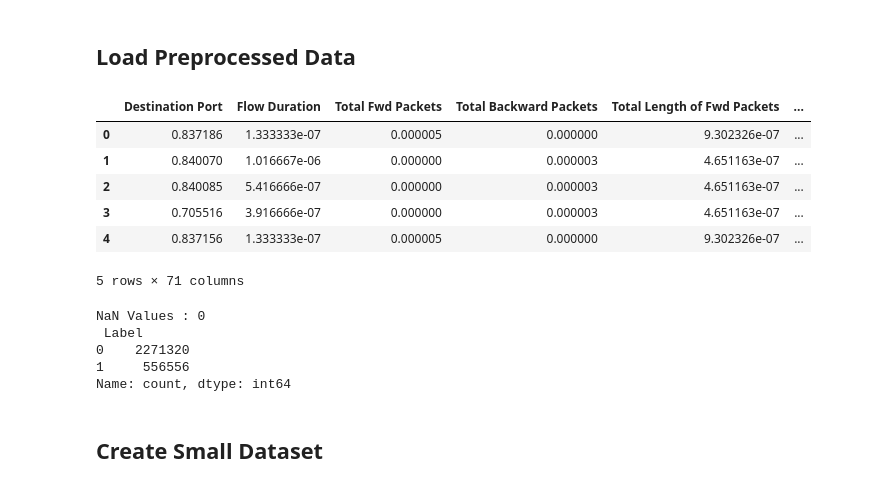
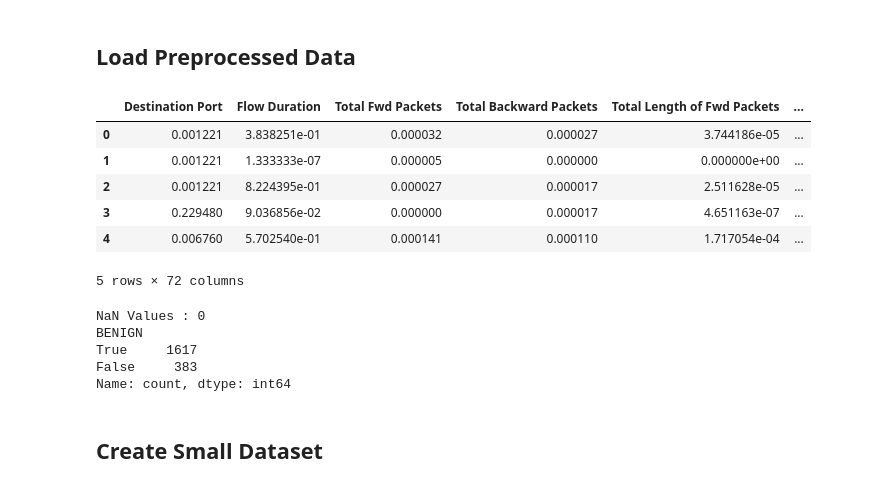
Before and after one commit to f-odc/xai-assisted-intrusion-detection, a Jupyter notebook: src/intrusion-detection-system.ipynb, the cells around one changed output. Cells and saved outputs as stored; diff of their text form; code cells hidden in the pictures.

```diff
--- a/src/intrusion-detection-system.ipynb
+++ b/src/intrusion-detection-system.ipynb
@@ -4,31 +4,31 @@
 # %% [markdown]
 ## Load Preprocessed Data
 # %%
-import pandas as pd
+# import pandas as pd
 
-# load dataset
-df = pd.read_csv('../data/preprocessed/binary_min_max_combined.csv')
-df.shape
-df.head()
+# # load dataset
+# df = pd.read_csv('../data/preprocessed/binary_one_hot_min_max_small.csv')
+# df.shape
+# df.head()
 # %% [output]
 |  | Destination Port | Flow Duration | Total Fwd Packets | Total Backward Packets | Total Length of Fwd Packets | ... |
-| 0 | 0.837186 | 1.333333e-07 | 0.000005 | 0.000000 | 9.302326e-07 | ... |
-| 1 | 0.840070 | 1.016667e-06 | 0.000000 | 0.000003 | 4.651163e-07 | ... |
-| 2 | 0.840085 | 5.416666e-07 | 0.000000 | 0.000003 | 4.651163e-07 | ... |
-| 3 | 0.705516 | 3.916666e-07 | 0.000000 | 0.000003 | 4.651163e-07 | ... |
-| 4 | 0.837156 | 1.333333e-07 | 0.000005 | 0.000000 | 9.302326e-07 | ... |
+| 0 | 0.001221 | 3.838251e-01 | 0.000032 | 0.000027 | 3.744186e-05 | ... |
+| 1 | 0.001221 | 1.333333e-07 | 0.000005 | 0.000000 | 0.000000e+00 | ... |
+| 2 | 0.001221 | 8.224395e-01 | 0.000027 | 0.000017 | 2.511628e-05 | ... |
+| 3 | 0.229480 | 9.036856e-02 | 0.000000 | 0.000017 | 4.651163e-07 | ... |
+| 4 | 0.006760 | 5.702540e-01 | 0.000141 | 0.000110 | 1.717054e-04 | ... |
-5 rows × 71 columns
+5 rows × 72 columns
 # %%
-# check for NaN values
-print(f"NaN Values : {df.isnull().sum().sum()}")
+# # check for NaN values
+# print(f"NaN Values : {df.isnull().sum().sum()}")
 
-# print Label value counts
-print(df[' Label'].value_counts())
+# # print Label value counts
+# print(df[' Label'].value_counts())
 # %% [output]
 NaN Values : 0
- Label
-0    2271320
-1     556556
+BENIGN
+True     1617
+False     383
 Name: count, dtype: int64
 # %% [markdown]
 ## Create Small Dataset
```
Also changed, not shown: parts of 10 cells of this notebook, 1 other file.
